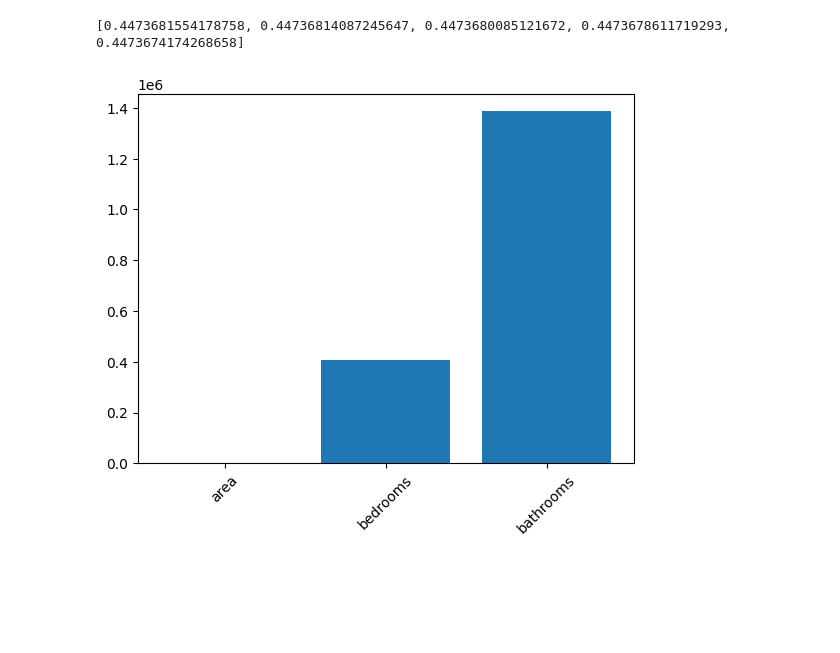
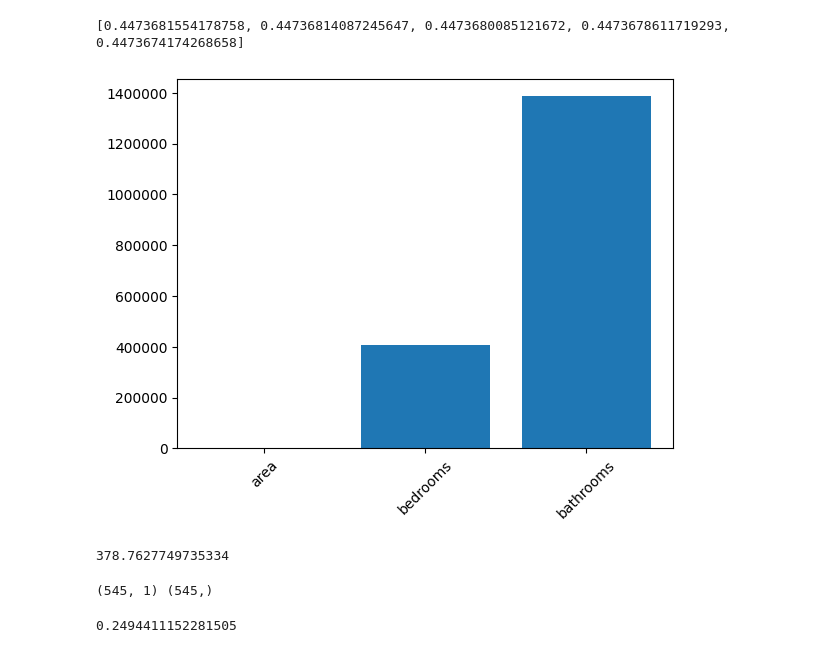
Before and after one commit to jsuasnabarh/machine-learning-python, a Jupyter notebook: notebooks/01_supervised-learning-with-sklearn/02_regression.ipynb, the cells around one changed output. Cells and saved outputs as stored; diff of their text form; code cells hidden in the pictures; blank space fills up the shorter version.

```diff
--- a/notebooks/01_supervised-learning-with-sklearn/02_regression.ipynb
+++ b/notebooks/01_supervised-learning-with-sklearn/02_regression.ipynb
@@ -191,12 +193,28 @@ print(scores)
 # %%
 from sklearn.linear_model import Lasso
 X = df[["area","bedrooms","bathrooms"]].values
 y = df["price"].values
 names = df[["area","bedrooms","bathrooms"]].columns
 lasso = Lasso(alpha=0.1)
 lasso_coef = lasso.fit(X, y).coef_
 plt.bar(names, lasso_coef)
 plt.xticks(rotation=45)
+
+current_values = plt.gca().get_yticks()
+plt.gca().set_yticklabels(['{:.0f}'.format(x) for x in current_values])
+
 plt.show()
 # %% [output]
-[figure, old version]
+[figure, new version]
+# %%
+lasso_coef[0]
+# %% [output]
+378.7627749735334
+# %%
+from sklearn.linear_model import LinearRegression
+
+X = df[["bathrooms"]].values
+y = df["price"].values
+print(X.shape,y.shape)
+# %% [output]
+(545, 1) (545,)
@@ -202,0 +223,7 @@ plt.show()
+# %%
+lr = LinearRegression()
+lr.fit(X_train,y_train)
+y_pred = lr.predict(X_test)
+lr.score(X_test, y_test)
+# %% [output]
+0.2494411152281505
```
Also changed, not shown: parts of 2 cells of this notebook.
